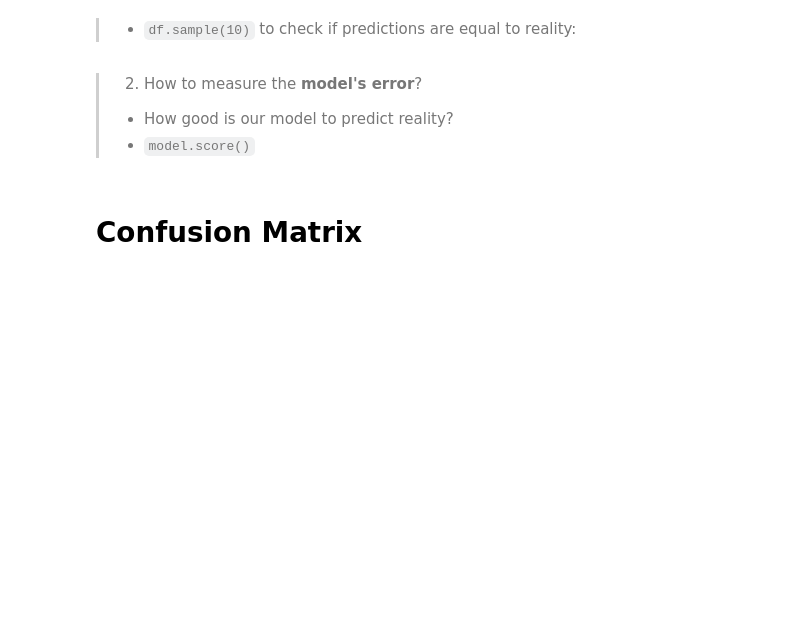
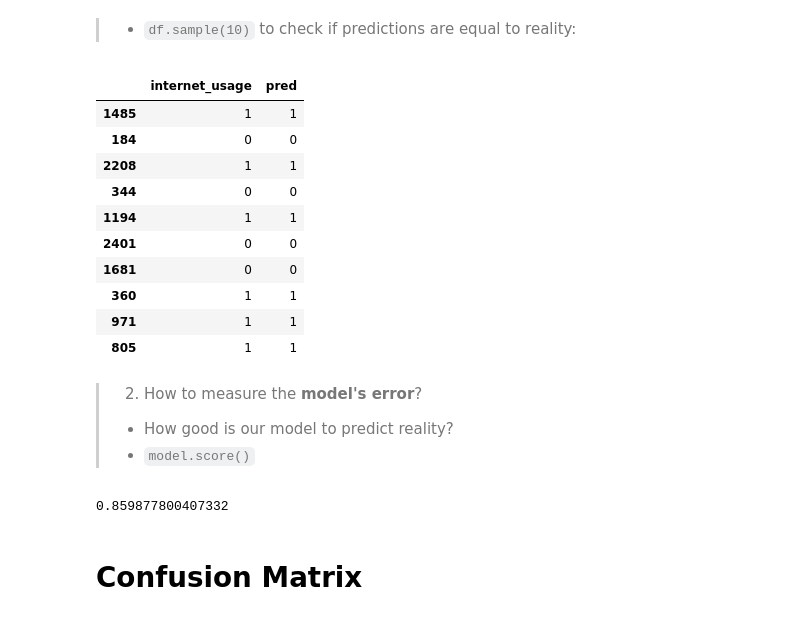
Before and after one commit to apoboldon/machine-learning-program, a Jupyter notebook: #04. Decision Tree. A Supervised Classification Model/04practice.ipynb, the cells around one changed output. Cells and saved outputs as stored; diff of their text form; code cells hidden in the pictures; blank space fills up the shorter version.

```diff
--- a/#04. Decision Tree. A Supervised Classification Model/04practice.ipynb
+++ b/#04. Decision Tree. A Supervised Classification Model/04practice.ipynb
@@ -167,3 +177,7 @@ plot_tree(decision_tree=clf);
 > - Compute all predictions:
 >
 > - `model.predict()`
+# %%
+model.predict(df[feature_cols])
+y_pred=model.predict(df[feature_cols])
+y_pred
@@ -173,12 +189,32 @@ plot_tree(decision_tree=clf);
 > 1. Create a new `DataFrame` column to assign the predictions.
 >
 > - `df['pred'] = predictions`
+# %%
+df['pred']=y_pred
 # %% [markdown]
 > - `df.sample(10)` to check if predictions are equal to reality:
+# %%
+df.sample(10)[['internet_usage','pred']]
+# %% [output]
+|  | internet_usage | pred |
+| 1485 | 1 | 1 |
+| 184 | 0 | 0 |
+| 2208 | 1 | 1 |
+| 344 | 0 | 0 |
+| 1194 | 1 | 1 |
+| 2401 | 0 | 0 |
+| 1681 | 0 | 0 |
+| 360 | 1 | 1 |
+| 971 | 1 | 1 |
+| 805 | 1 | 1 |
 # %% [markdown]
 > 2. How to measure the **model's error**?
 > - How good is our model to predict reality?
 > - `model.score()`
+# %%
+model.score(X=df[feature_cols],y=df.internet_usage)
+# %% [output]
+0.859877800407332
 # %% [markdown]
 # Confusion Matrix
 # %% [markdown]
```
Also changed, not shown: parts of 19 cells of this notebook, 1 other file.
